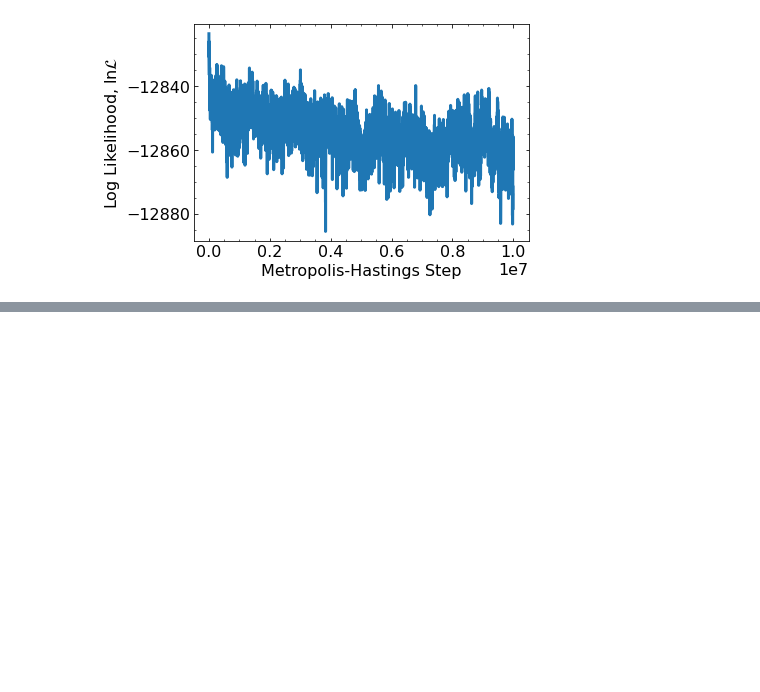
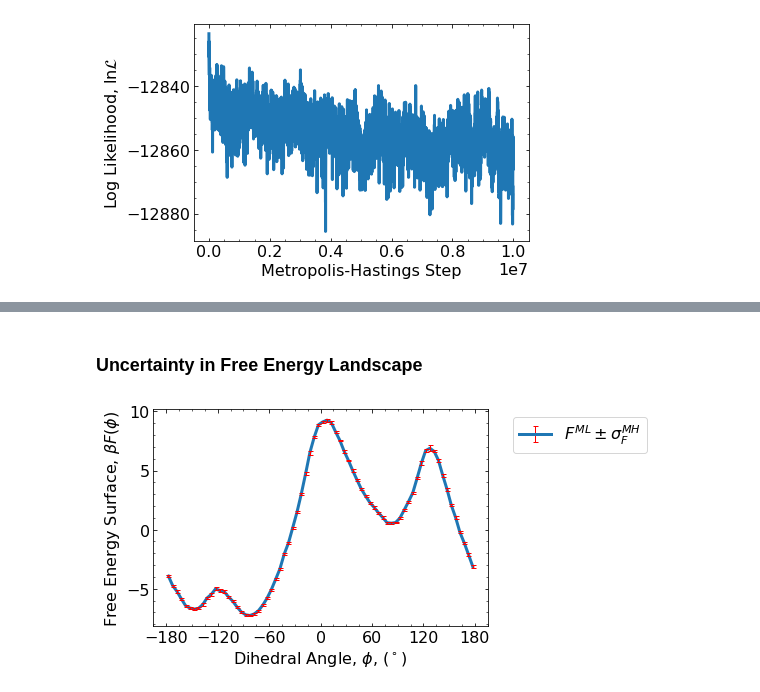
Before and after one commit to jsheppard95/bayeswham_python, a Jupyter notebook: PHYS240_Final_JacksonSheppard.ipynb, the cells around one changed output, grey strips where cells are left out. Drawn from its saved outputs; the diff is of its cells as text; code cells hidden in the pictures; blank space fills up the shorter version.

```diff
--- a/PHYS240_Final_JacksonSheppard.ipynb
+++ b/PHYS240_Final_JacksonSheppard.ipynb
@@ -482,0 +609,22 @@ Mironov, V., Alexeev, Y., Mulligan, V. K., Fedorov, D. G., "A systematic study o
+# %% [markdown]
+### Uncertainty in Free Energy Landscape
+# %%
+# Plot MAP estimate of F with error bars computed from uncertainties in burned chain
+# betaF_MH : rows = MH samples, cols = unbiased bin values of F
+# discard burn-in
+betaF_MH_burned = betaF_MH[n_burn_idx:][:]
+
+# Compute standard deviations over burned bin counts
+betaF_MH_uncert = np.std(betaF_MH_burned, axis=0)
+betaF_MH_uncert
+
+plt.errorbar(binC[0], betaF_MAP, yerr=betaF_MH_uncert,
+             ecolor="red", barsabove=True, capsize=2.5,
+             elinewidth=1, label=r"$F^{ML} \pm \sigma_F^{MH}$")
+plt.xlabel(r"Dihedral Angle, $\phi$, $(^\circ)$")
+plt.ylabel(r"Free Energy Surface, $\beta F(\phi)$")
+plt.xticks(np.arange(-180, 181, 60))
+plt.legend(bbox_to_anchor=(1.05, 1.0), loc="upper left")
+plt.show()
+# %% [output]
+[figure, added]
```
Also changed, not shown: parts of 33 cells of this notebook.
